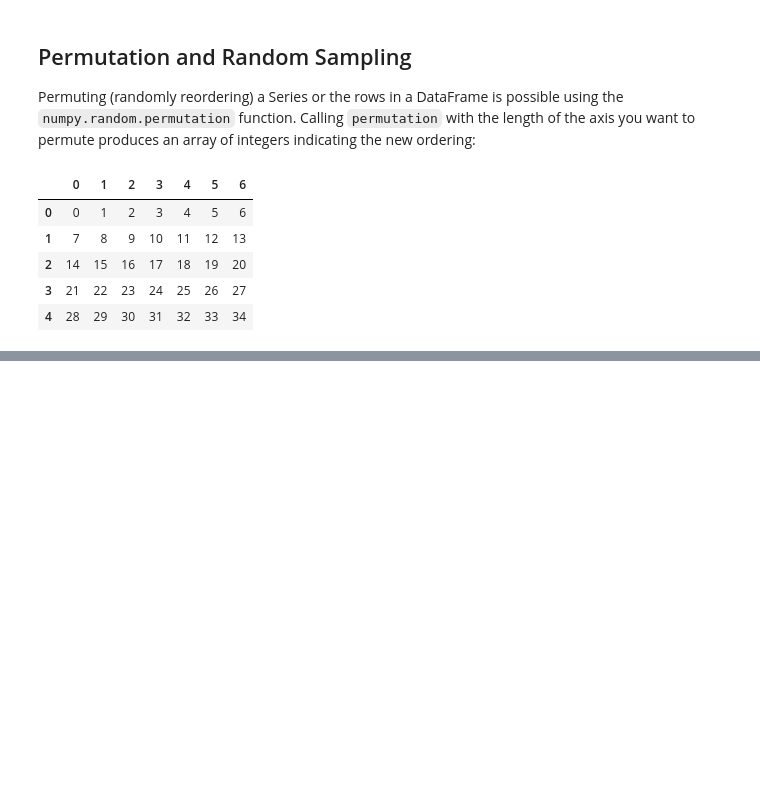
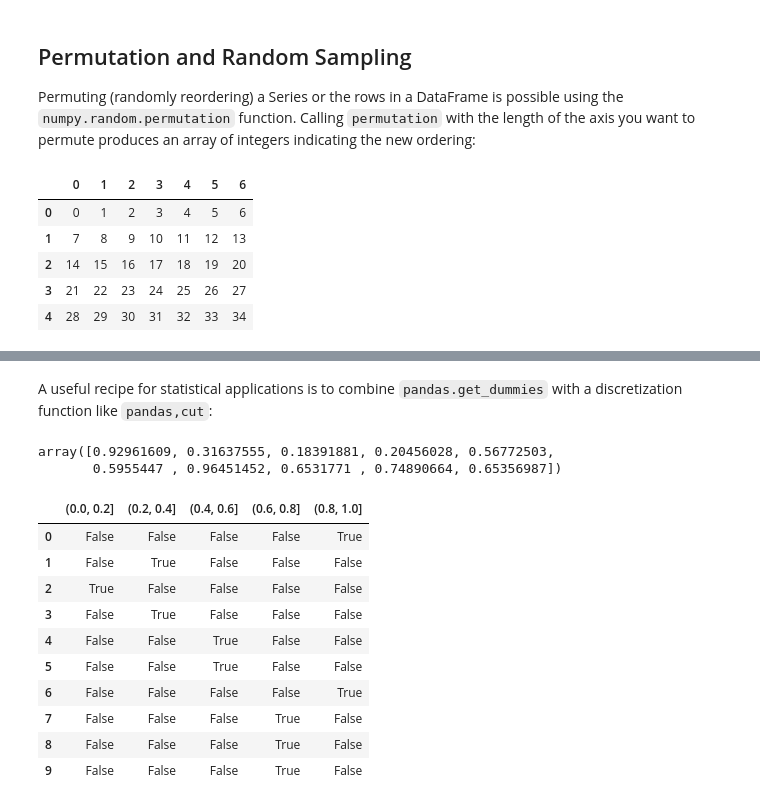
Before and after one commit to bmart231/DataScience, a Jupyter notebook: Pandas/DataCleaning_Prep/DataCleaning_and_Preparation.ipynb, the cells around one changed output, grey strips where cells are left out. Cells and saved outputs as stored; diff of their text form; code cells hidden in the pictures; blank space fills up the shorter version.

```diff
--- a/Pandas/DataCleaning_Prep/DataCleaning_and_Preparation.ipynb
+++ b/Pandas/DataCleaning_Prep/DataCleaning_and_Preparation.ipynb
@@ -704,0 +869,27 @@ df
+# %% [markdown]
+A useful recipe for statistical applications is to combine ``pandas.get_dummies`` with a discretization function like ``pandas,cut``:
+# %%
+np.random.seed(12345) # to make the example repeatable
+
+values = np.random.uniform(size=10)
+
+values
+# %% [output]
+array([0.92961609, 0.31637555, 0.18391881, 0.20456028, 0.56772503,
+       0.5955447 , 0.96451452, 0.6531771 , 0.74890664, 0.65356987])
+# %%
+bins = [0, 0.2, 0.4, 0.6, 0.8, 1]
+
+pd.get_dummies(pd.cut(values, bins))
+# %% [output]
+|  | (0.0, 0.2] | (0.2, 0.4] | (0.4, 0.6] | (0.6, 0.8] | (0.8, 1.0] |
+| 0 | False | False | False | False | True |
+| 1 | False | True | False | False | False |
+| 2 | True | False | False | False | False |
+| 3 | False | True | False | False | False |
+| 4 | False | False | True | False | False |
+| 5 | False | False | True | False | False |
+| 6 | False | False | False | False | True |
+| 7 | False | False | False | True | False |
+| 8 | False | False | False | True | False |
+| 9 | False | False | False | True | False |
```
Also changed, not shown: parts of 66 cells of this notebook, 5 other files.
